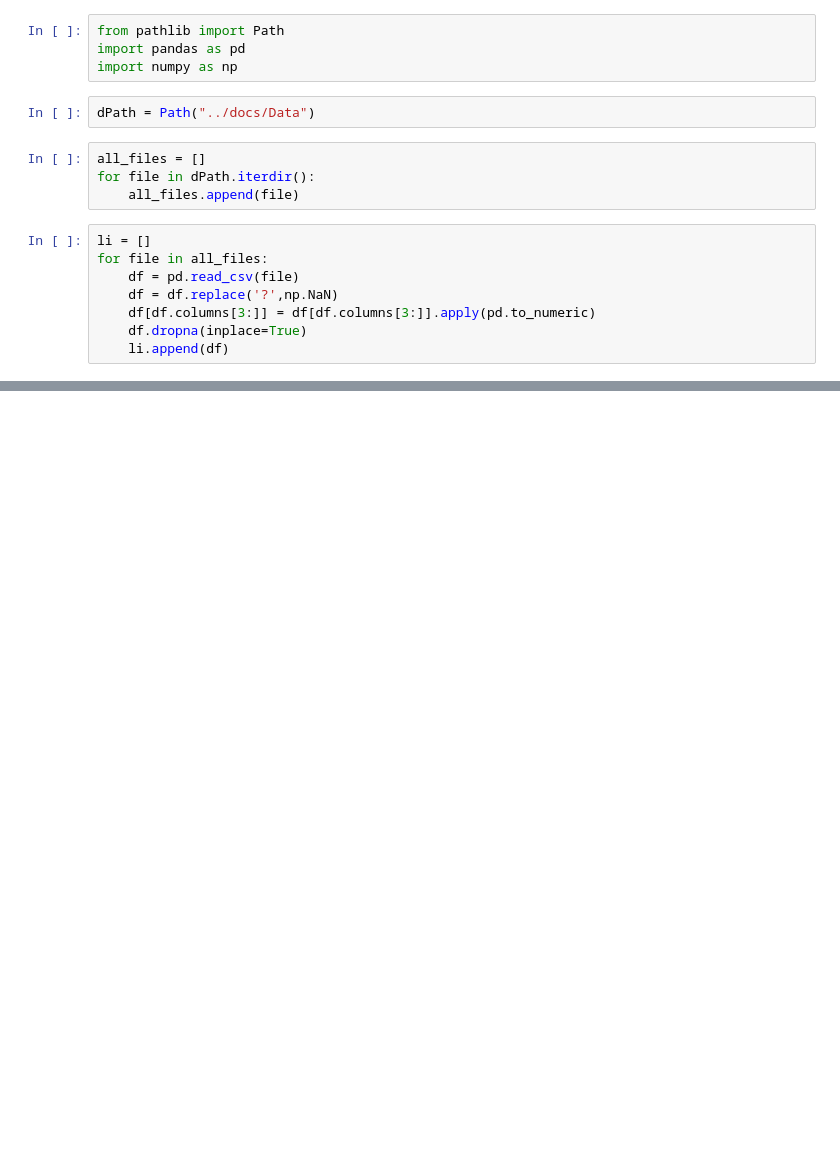
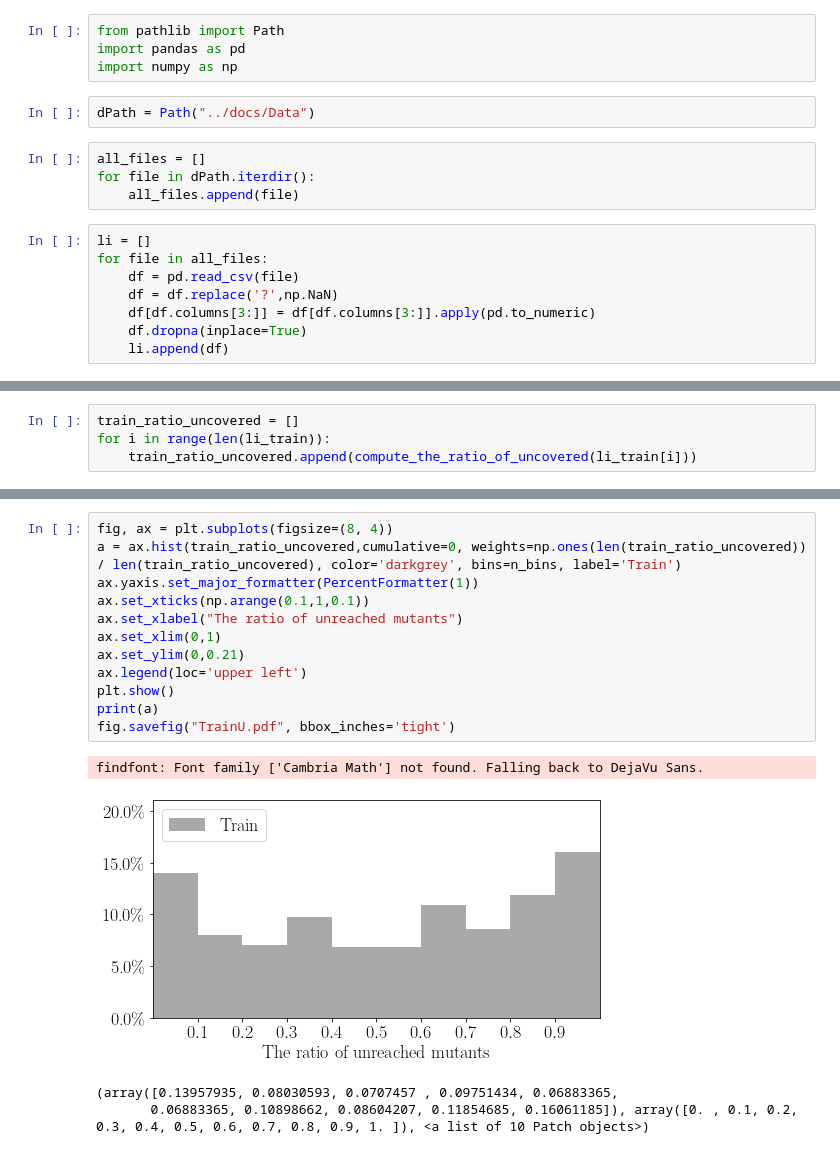
Before and after one commit to aaghamohammadi/PUMT, a Jupyter notebook: notebooks/analysis.ipynb, the cells around one changed output, grey strips where cells are left out. Drawn from its saved outputs; the diff is of its cells as text; blank space fills up the shorter version.

```diff
--- a/notebooks/analysis.ipynb
+++ b/notebooks/analysis.ipynb
@@ -226,0 +149,4 @@ all_df
+# %%
+train_ratio_uncovered = []
+for i in range(len(li_train)):
+    train_ratio_uncovered.append(compute_the_ratio_of_uncovered(li_train[i]))
@@ -226,0 +196,17 @@ all_df
+# %%
+fig, ax = plt.subplots(figsize=(8, 4))
+a = ax.hist(train_ratio_uncovered,cumulative=0, weights=np.ones(len(train_ratio_uncovered)) / len(train_ratio_uncovered), color='darkgrey', bins=n_bins, label='Train')
+ax.yaxis.set_major_formatter(PercentFormatter(1))
+ax.set_xticks(np.arange(0.1,1,0.1))
+ax.set_xlabel("The ratio of unreached mutants")
+ax.set_xlim(0,1)
+ax.set_ylim(0,0.21)
+ax.legend(loc='upper left')
+plt.show()
+print(a)
+fig.savefig("TrainU.pdf", bbox_inches='tight')
+# %% [output]
+findfont: Font family ['Cambria Math'] not found. Falling back to DejaVu Sans.
+[figure, added]
+(array([0.13957935, 0.08030593, 0.0707457 , 0.09751434, 0.06883365,
+       0.06883365, 0.10898662, 0.08604207, 0.11854685, 0.16061185]), array([0. , 0.1, 0.2, 0.3, 0.4, 0.5, 0.6, 0.7, 0.8, 0.9, 1. ]), <a list of 10 Patch objects>)
```
Also changed, not shown: parts of 49 cells of this notebook.
